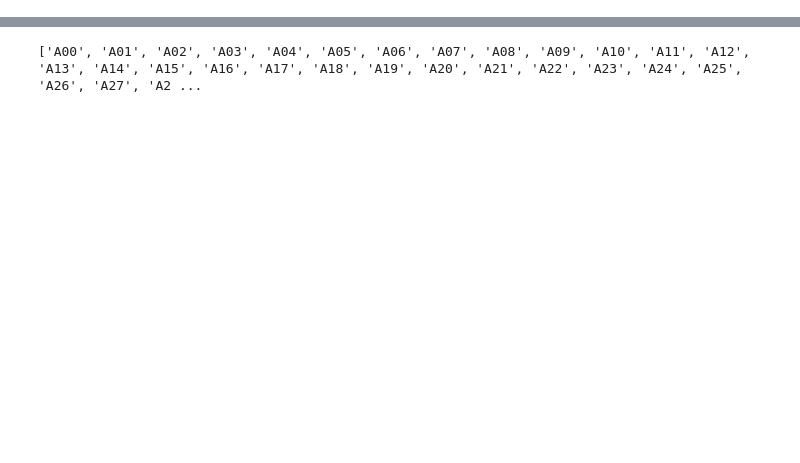
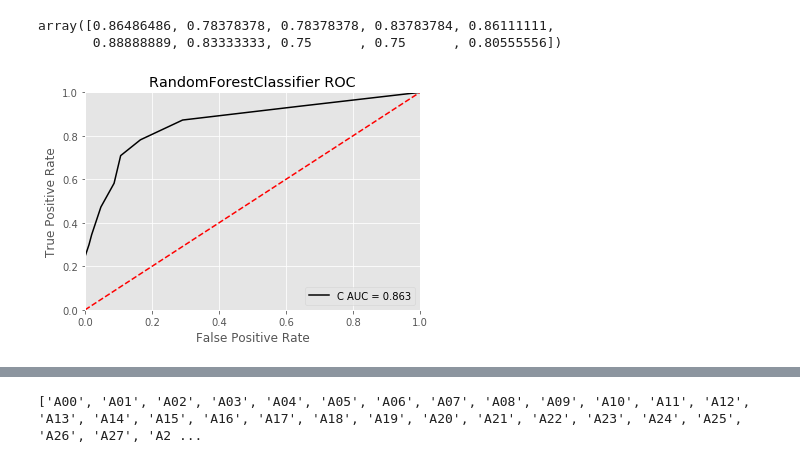
Before and after one commit to Bmcgarry194/ChessStyle, a Jupyter notebook: mongodb.ipynb, the cells around one changed output, grey strips where cells are left out. Drawn from its saved outputs; the diff is of its cells as text; code cells hidden in the pictures; blank space fills up the shorter version.

Commit message:
random forest classifier

```diff
--- a/mongodb.ipynb
+++ b/mongodb.ipynb
@@ -211,0 +121,40 @@ bughousepartnerlose
+# %%
+from sklearn.ensemble import RandomForestClassifier
+from sklearn.metrics import roc_curve, roc_auc_score, auc
+from sklearn.model_selection import train_test_split, cross_val_score
+
+random_forest = RandomForestClassifier()
+random_forest.fit(X_train, y_train)
+y_predict = random_forest.predict_proba(X_test)
+
+roc_auc_score(y_test, y_predict[:, 1])
+
+cross_val_score(random_forest, X_test, y_test, cv=10)
+# %% [output]
+array([0.86486486, 0.78378378, 0.78378378, 0.83783784, 0.86111111,
+       0.88888889, 0.83333333, 0.75      , 0.75      , 0.80555556])
+# %%
+def plot_roc(model, x_columns, y_true):
+
+    y_pred = model.predict_proba(x_columns)
+
+    fpr, tpr, threshold = roc_curve(y_true, y_pred[:,1])
+    area_under_curve = auc(fpr, tpr)
+
+    # method I: plt
+    fig, ax = plt.subplots()
+    model_name = str(type(model)).split('.')[-1].strip(">\'")
+    plt.title(f'{model_name} ROC')
+    ax.plot(fpr, tpr, 'k', label = 'C AUC = %0.3f' % area_under_curve)
+
+    ax.legend(loc = 'lower right')
+    ax.plot([0, 1], [0, 1],'r--')
+    plt.xlim([0, 1])
+    plt.ylim([0, 1])
+    plt.ylabel('True Positive Rate')
+    plt.xlabel('False Positive Rate')
+    plt.show()
+# %%
+plot_roc(random_forest, X_test, y_test)
+# %% [output]
+[figure, added]
```
Also changed, not shown: parts of 15 cells of this notebook.
